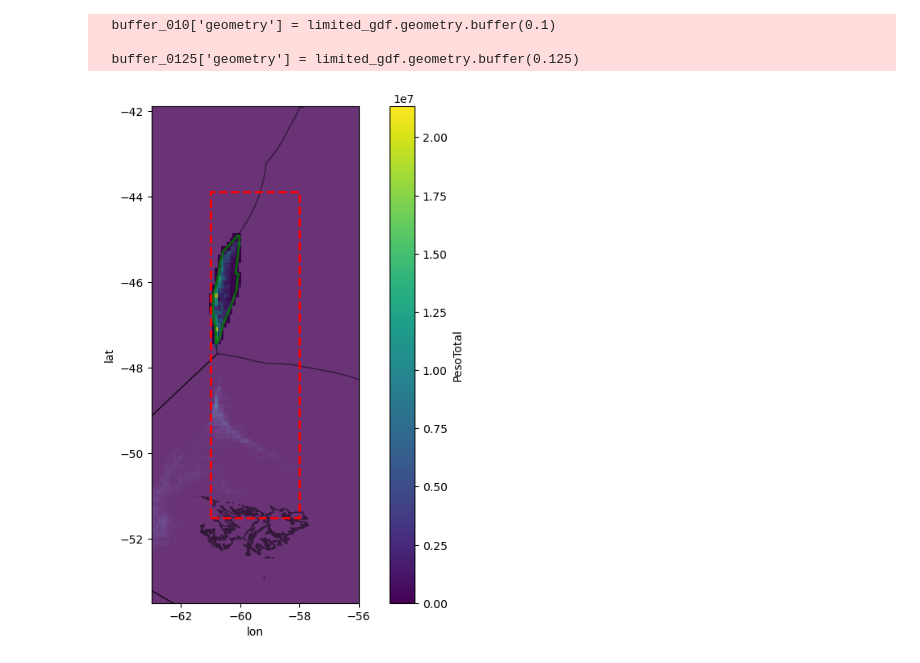
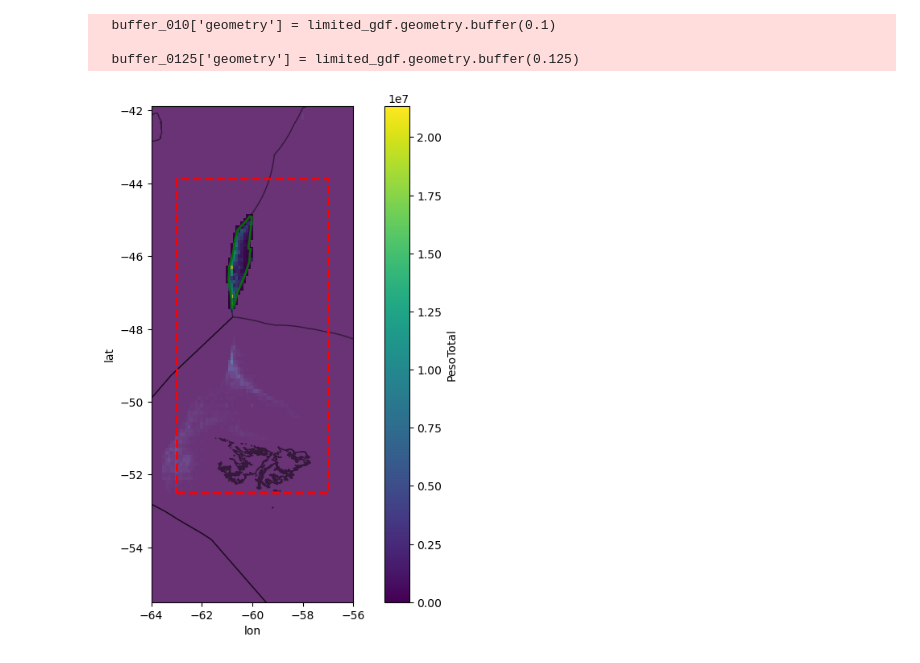
Before and after one commit to rubarriuso/TFM, a Jupyter notebook: determinar_bbox_estudio.ipynb, the cells around one changed output. Drawn from its saved outputs; the diff is of its cells as text; code cells hidden in the pictures.

```diff
--- a/determinar_bbox_estudio.ipynb
+++ b/determinar_bbox_estudio.ipynb
@@ -149,37 +149,39 @@ area_pesca["mask"].plot(
 
 eez_arg.plot(
     ax=ax,
     alpha=0.5,
     facecolor="none",
 )
 
 # MVE polygon
 limited_gdf = limited_gdf.to_crs("EPSG:4326")
 
 limited_gdf.plot(
     ax=ax,
     facecolor="none",
     edgecolor="green",
     linewidth=2,
     alpha=0.8
 )
 
 # Define rectangle parameters
-x0 = min_lon - 0
-y0 = min_lat - 4
-width  = (max_lon + 2) - (min_lon - 0)   # = max_lon - min_lon + 2.5
-height = (max_lat + 1) - (min_lat - 4)    # = max_lat - min_lat + 5
+rect_min_lon,  rect_max_lon, rect_min_lat, rect_max_lat = [min_lon-2, max_lon+3, min_lat-5, max_lat+1]
+x0 = rect_min_lon
+y0 = rect_min_lat
+width  = rect_max_lon - rect_min_lon
+height = rect_max_lat - rect_min_lat
 
 # Create and add the rectangle
 rect = Rectangle(
     (x0, y0), width, height,
     linewidth=2, edgecolor='red', facecolor='none', linestyle='--'
 )
+
 ax.add_patch(rect)
 # Apply limits to the entire axes
-ax.set_xlim(min_lon-2, max_lon+4)
-ax.set_ylim(min_lat-6, max_lat+3)
+ax.set_xlim(min_lon-3, max_lon+4)
+ax.set_ylim(min_lat-8, max_lat+3)
 
 plt.show()
 # %% [output]
-[figure, old version]
+[figure, new version]
```
Also changed, not shown: 5 other files.
